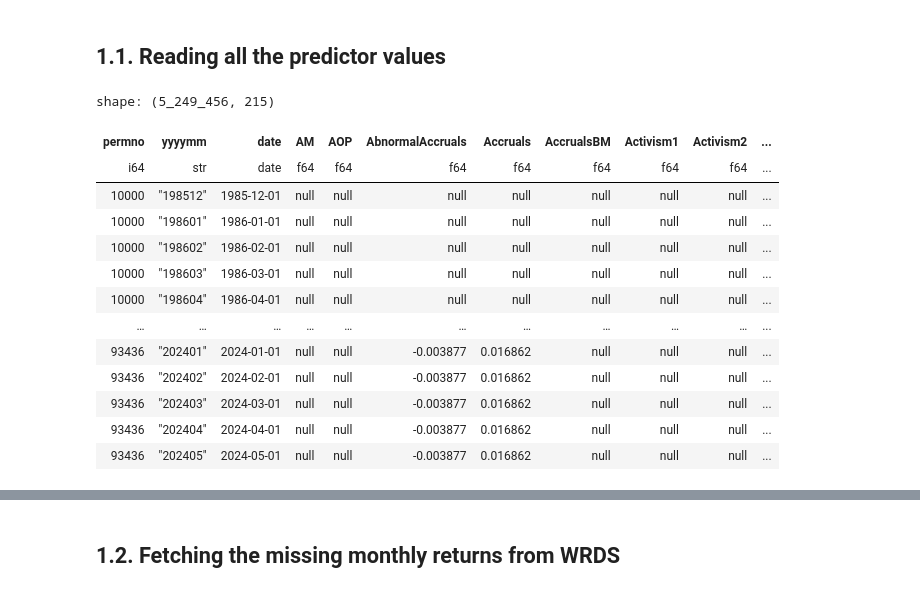
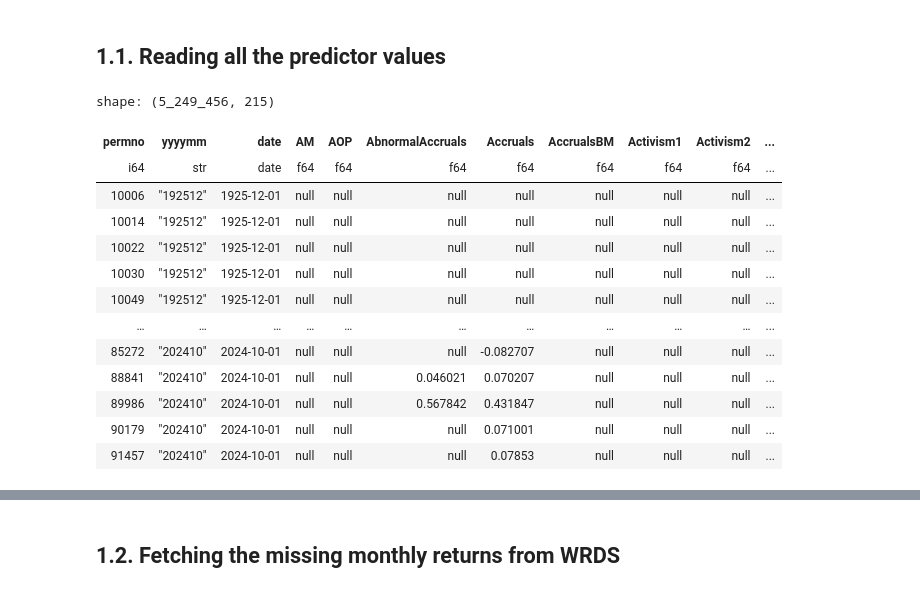
Before and after one commit to NicolasAlmerge/FIN407FinalProject, a Jupyter notebook: Predictors.ipynb, the cells around one changed output, grey strips where cells are left out. Drawn from its saved outputs; the diff is of its cells as text; code cells hidden in the pictures.

```diff
--- a/Predictors.ipynb
+++ b/Predictors.ipynb
@@ -33,22 +34,22 @@ from xgboost import XGBRegressor
 # %% [markdown]
 ## 1.1. Reading all the predictor values
 # %%
-full_data = pl.read_csv(get_data_file_path("signed_predictors_all_wide.csv"), dtypes=ALL_DATA_ENTRY_SCHEMA)
-full_data = full_data.sort(by=["permno", "yyyymm"], maintain_order=True)
+full_data = pl.read_csv(get_data_file_path("signed_predictors_all_wide.csv"), schema_overrides=SIGNED_PREDICTORS_ENTRY_SCHEMA)
+full_data = full_data.sort(by=["yyyymm", "permno"], maintain_order=True)
 full_data.insert_column(2, full_data["yyyymm"].str.to_date("%Y%m").alias("date"))
 full_data
 # %% [output]
 shape: (5_249_456, 215)
 | permno | yyyymm | date | AM | AOP | AbnormalAccruals | Accruals | AccrualsBM | Activism1 | Activism2 | ... |
 | i64 | str | date | f64 | f64 | f64 | f64 | f64 | f64 | f64 | ... |
-| 10000 | "198512" | 1985-12-01 | null | null | null | null | null | null | null | ... |
-| 10000 | "198601" | 1986-01-01 | null | null | null | null | null | null | null | ... |
-| 10000 | "198602" | 1986-02-01 | null | null | null | null | null | null | null | ... |
-| 10000 | "198603" | 1986-03-01 | null | null | null | null | null | null | null | ... |
-| 10000 | "198604" | 1986-04-01 | null | null | null | null | null | null | null | ... |
+| 10006 | "192512" | 1925-12-01 | null | null | null | null | null | null | null | ... |
+| 10014 | "192512" | 1925-12-01 | null | null | null | null | null | null | null | ... |
+| 10022 | "192512" | 1925-12-01 | null | null | null | null | null | null | null | ... |
+| 10030 | "192512" | 1925-12-01 | null | null | null | null | null | null | null | ... |
+| 10049 | "192512" | 1925-12-01 | null | null | null | null | null | null | null | ... |
 | … | … | … | … | … | … | … | … | … | … | ... |
-| 93436 | "202401" | 2024-01-01 | null | null | -0.003877 | 0.016862 | null | null | null | ... |
-| 93436 | "202402" | 2024-02-01 | null | null | -0.003877 | 0.016862 | null | null | null | ... |
-| 93436 | "202403" | 2024-03-01 | null | null | -0.003877 | 0.016862 | null | null | null | ... |
-| 93436 | "202404" | 2024-04-01 | null | null | -0.003877 | 0.016862 | null | null | null | ... |
-| 93436 | "202405" | 2024-05-01 | null | null | -0.003877 | 0.016862 | null | null | null | ... |
+| 85272 | "202410" | 2024-10-01 | null | null | null | -0.082707 | null | null | null | ... |
+| 88841 | "202410" | 2024-10-01 | null | null | 0.046021 | 0.070207 | null | null | null | ... |
+| 89986 | "202410" | 2024-10-01 | null | null | 0.567842 | 0.431847 | null | null | null | ... |
+| 90179 | "202410" | 2024-10-01 | null | null | null | 0.071001 | null | null | null | ... |
+| 91457 | "202410" | 2024-10-01 | null | null | null | 0.07853 | null | null | null | ... |
```
Also changed, not shown: parts of 42 cells of this notebook, 1 other file.
